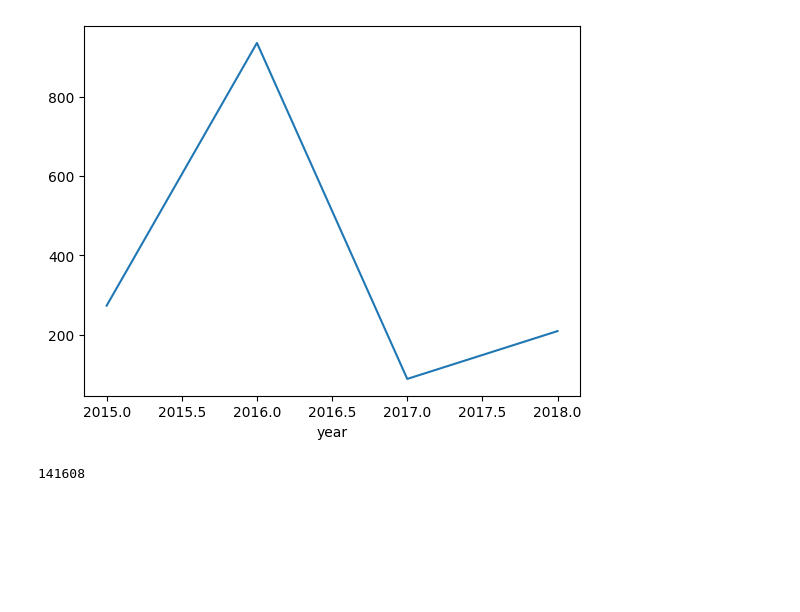
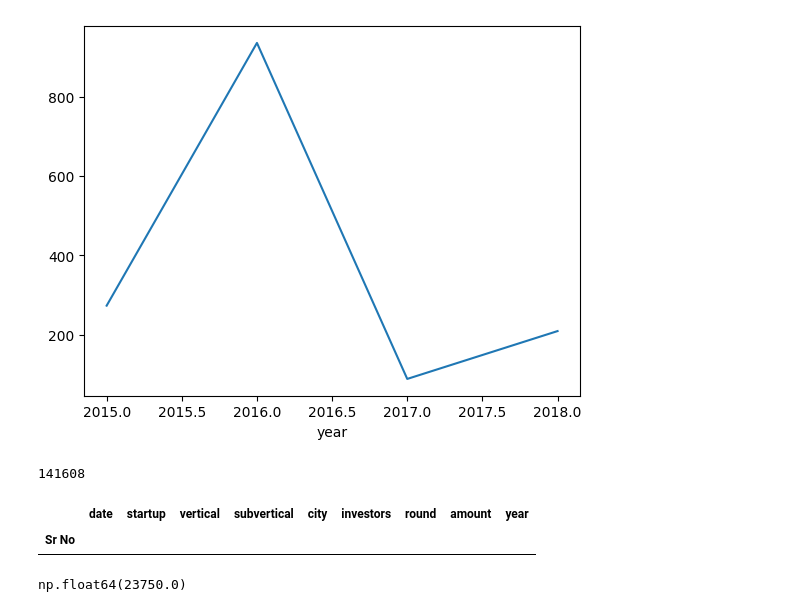
Before and after one commit to aayushmanz/Machine-Learning-with-Python, a Jupyter notebook: StreamLit/Startup.ipynb, the cells around one changed output. Drawn from its saved outputs; the diff is of its cells as text; code cells hidden in the pictures; blank space fills up the shorter version.

```diff
--- a/StreamLit/Startup.ipynb
+++ b/StreamLit/Startup.ipynb
@@ -227,3 +227,12 @@ df[df['investors'].str.contains('IDG Ventures')].groupby('year')['amount'].sum()
 round(df['amount'].sum())
 # %% [output]
 141608
+# %%
+df[df['amount'] == '141608']
+# %% [output]
+|  | date | startup | vertical | subvertical | city | investors | round | amount | year |
+| Sr No |  |  |  |  |  |  |  |  |  |
+# %%
+df.groupby('startup')['amount'].max().sort_values(ascending=False).head(1).values[0]
+# %% [output]
+np.float64(23750.0)
```
Also changed, not shown: 1 other file.
